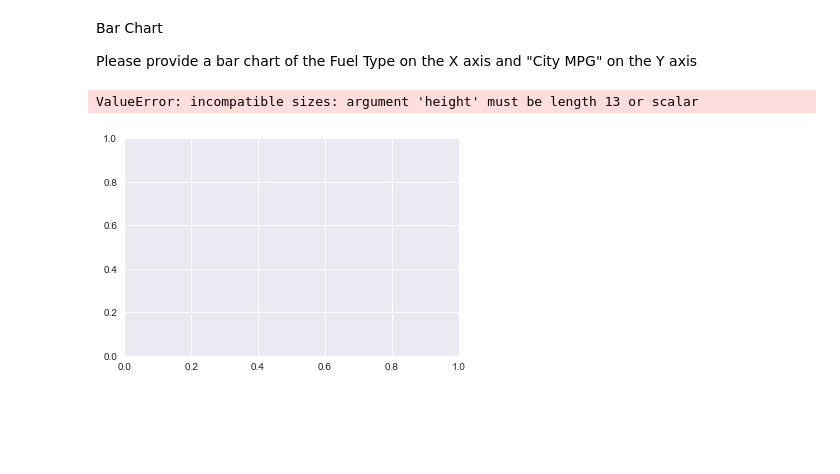
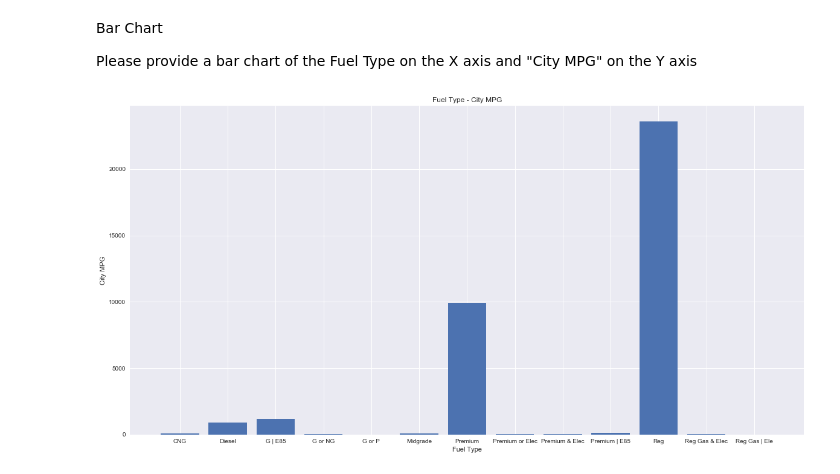
Before and after one commit to valjime95/datamex1019, a Jupyter notebook: module-2/lab-matplotlib-seaborn/your-code/challenge-1.ipynb, the cells around one changed output. Drawn from its saved outputs; the diff is of its cells as text; code cells hidden in the pictures; blank space fills up the shorter version.

```diff
--- a/module-2/lab-matplotlib-seaborn/your-code/challenge-1.ipynb
+++ b/module-2/lab-matplotlib-seaborn/your-code/challenge-1.ipynb
@@ -141,5 +138,25 @@ y_pos = np.arange(len(objects))
-# %%
-plt.bar(types, cars['City MPG'])
-# %% [output]
-ValueError: incompatible sizes: argument 'height' must be length 13 or scalar
-[figure, removed]
+# %%
+x =cars.groupby('Fuel Type').count()['City MPG']
+'''
+G: Gasoline
+NG: Natural gas
+P: Propane
+Elec: Electricity
+Reg: Regular
+'''
+x.index = ['CNG', 'Diesel', 'G | E85', 'G or NG',
+       'G or P', 'Midgrade', 'Premium',
+       'Premium or Elec', 'Premium & Elec',
+       'Premium | E85', 'Reg', 'Reg Gas & Elec',
+       'Reg Gas | Ele']
+# %%
+plt.figure(figsize=(20,10))
+left = range(13)
+height = x.tolist()
+tick_label = list(x.index)
+plt.bar(left, height, width = 0.8, tick_label = tick_label)
+plt.title('Fuel Type - City MPG')
+plt.xlabel('Fuel Type')
+plt.ylabel('City MPG');
+# %% [output]
+[figure, added]
```
Also changed, not shown: parts of 2 cells of this notebook.
